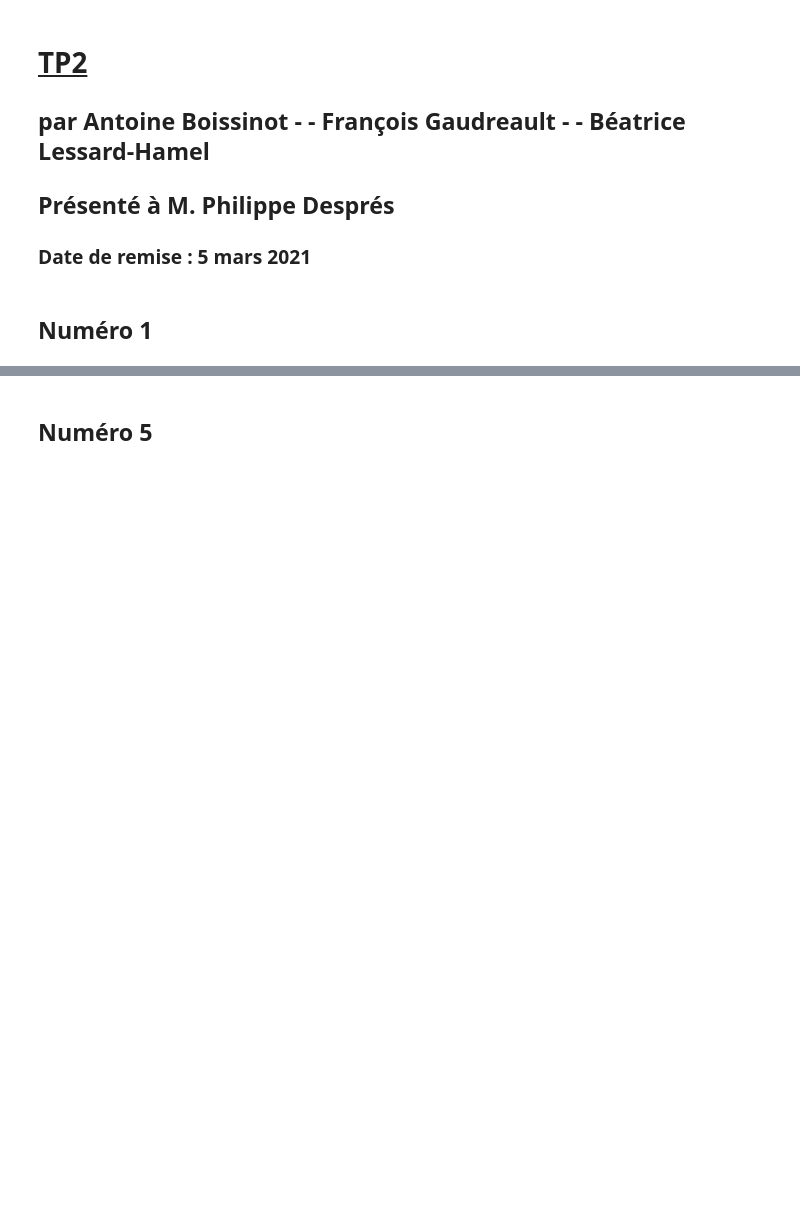
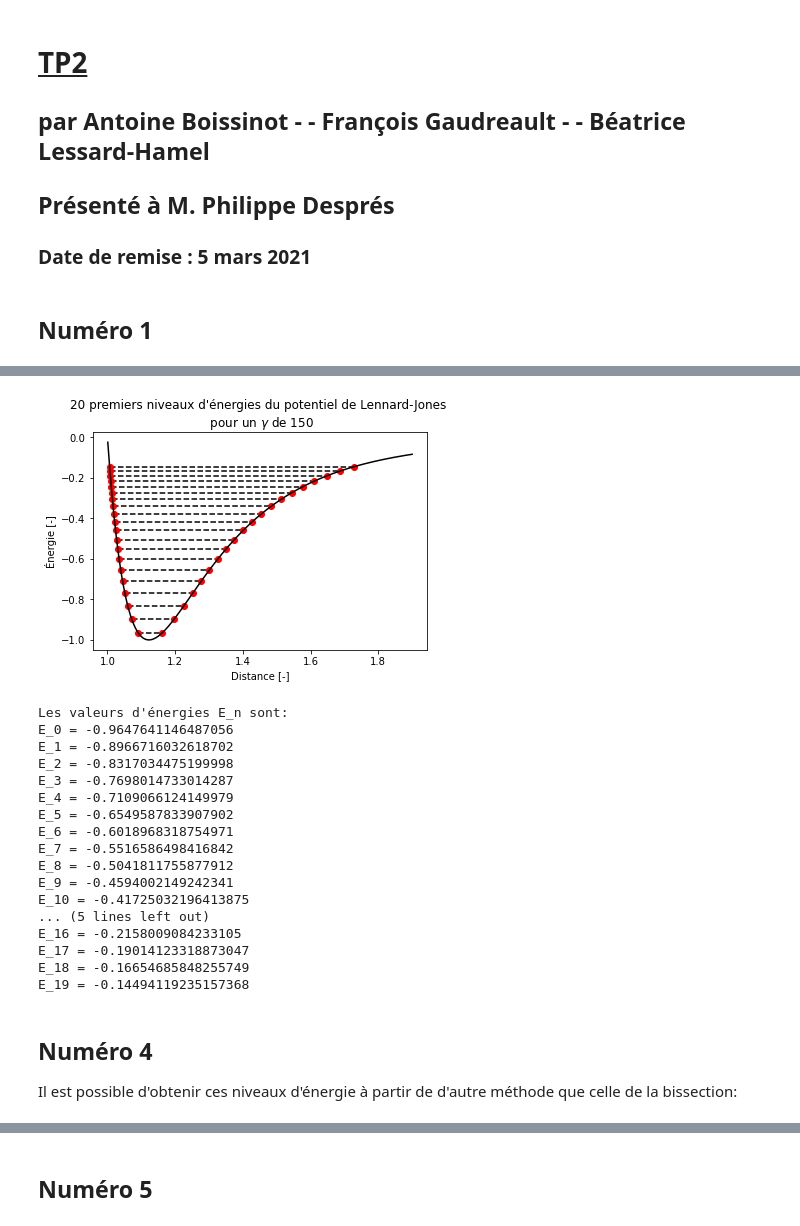
Before and after one commit to essheh/PHYZ_NUM, a Jupyter notebook: TP2/TP2_Boissinnot_Gaudreault_LessardH.ipynb, the cells around one changed output, grey strips where cells are left out. Drawn from its saved outputs; the diff is of its cells as text; code cells hidden in the pictures; blank space fills up the shorter version.

```diff
--- a/TP2/TP2_Boissinnot_Gaudreault_LessardH.ipynb
+++ b/TP2/TP2_Boissinnot_Gaudreault_LessardH.ipynb
@@ -20,0 +22,22 @@ from pylab import plot, show, xlabel, ylabel, grid
+# %%
+def LJP(x):
+    """
+    The function return the adimensional Leonard-Jones Potential values
+
+    param 1 x: x is the adimensional distance value
+    return: adimensional Leonard-Jones Potential value
+    """
+    return 4*((1/x)**12 - (1/x)**6)
+
+def turning_points(epsilon):
+    """
+    The function gives the turning points of the adimensional Leonard-Jones Potential
+    for different energy values
+
+    param 1 epsilon: epsilon is the adimensional energy value of which the turning points are searched
+    return: The two turning point of the function for the energy value
+    """
+
+    first_tp = 2**(1/6) * (sqrt(epsilon+1)/epsilon-1/epsilon)**(1/6)
+    second_tp = 2**(1/6) * (-((sqrt(epsilon+1)+1)/epsilon))**(1/6)
+    return first_tp, second_tp
@@ -20,0 +94,43 @@ from pylab import plot, show, xlabel, ylabel, grid
+# %%
+def plot_energy_levels(n, gamma):
+    x_LJP = np.linspace(1.001,1.9,1000)
+    for i in range(n):
+        epsilon = LJP_discrete_energy_bissection(n, gamma)[i]
+        TP1 = turning_points(epsilon)[0] #The first turning point
+        TP2 = turning_points(epsilon)[1]
+        #Plot the energy levels
+        plt.plot(np.linspace(TP1, TP2, 1000), np.full(1000, epsilon) , color = "black", linestyle = "dashed") #Plot energy values
+        plt.plot(TP1, epsilon, color = "red",  marker='o') #Plot the first TP
+        plt.plot(TP2, epsilon, color = "red",  marker='o') #Plot the second TP
+    plt.xlabel("Distance [-]")
+    plt.ylabel("Énergie [-]")
+    plt.plot(x_LJP, LJP(x_LJP), color = "black") #Plot the Lennard-Jones potential
+    plt.title("{} premiers niveaux d'énergies du potentiel de Lennard-Jones \n pour un facteur ".format(n) + r'$\gamma$ de {}'.format(gamma))
+    plt.show()
+
+plot_energy_levels(20, 150)
+print("Les valeurs d'énergies E_n sont:")
+for i in range(20):
+    print("E_{}".format(i) + " = {}".format(LJP_discrete_energy_bissection(20, 150)[i]))
+# %% [output]
+[figure, added]
+Les valeurs d'énergies E_n sont:
+E_0 = -0.9647641146487056
+E_1 = -0.8966716032618702
+E_2 = -0.8317034475199998
+E_3 = -0.7698014733014287
+E_4 = -0.7109066124149979
+E_5 = -0.6549587833907902
+E_6 = -0.6018968318754971
+E_7 = -0.5516586498416842
+E_8 = -0.5041811755877912
+E_9 = -0.4594002149242341
+E_10 = -0.41725032196413875
+... (5 lines left out)
+E_16 = -0.2158009084233105
+E_17 = -0.19014123318873047
+E_18 = -0.16654685848255749
+E_19 = -0.14494119235157368
+# %% [markdown]
+## Numéro 4
+Il est possible d'obtenir ces niveaux d'énergie à partir de d'autre méthode que celle de la bissection:
```
Also changed, not shown: parts of 13 cells of this notebook, 2 other files.
